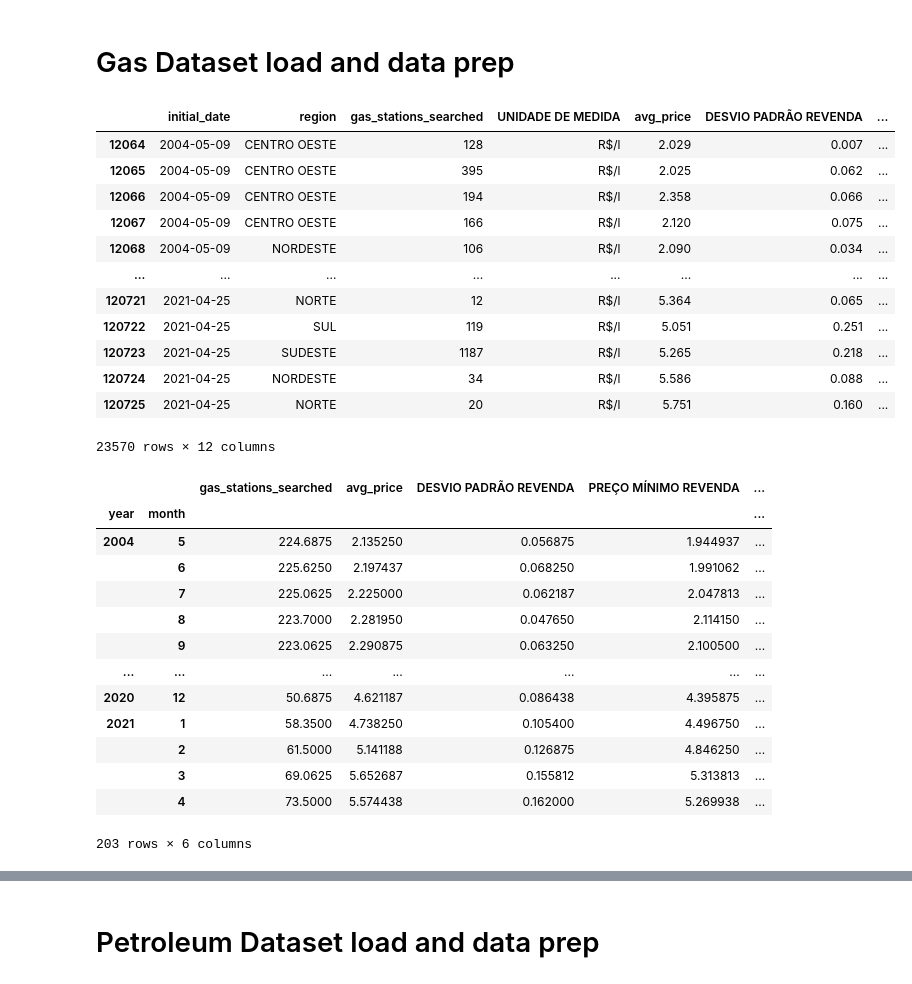
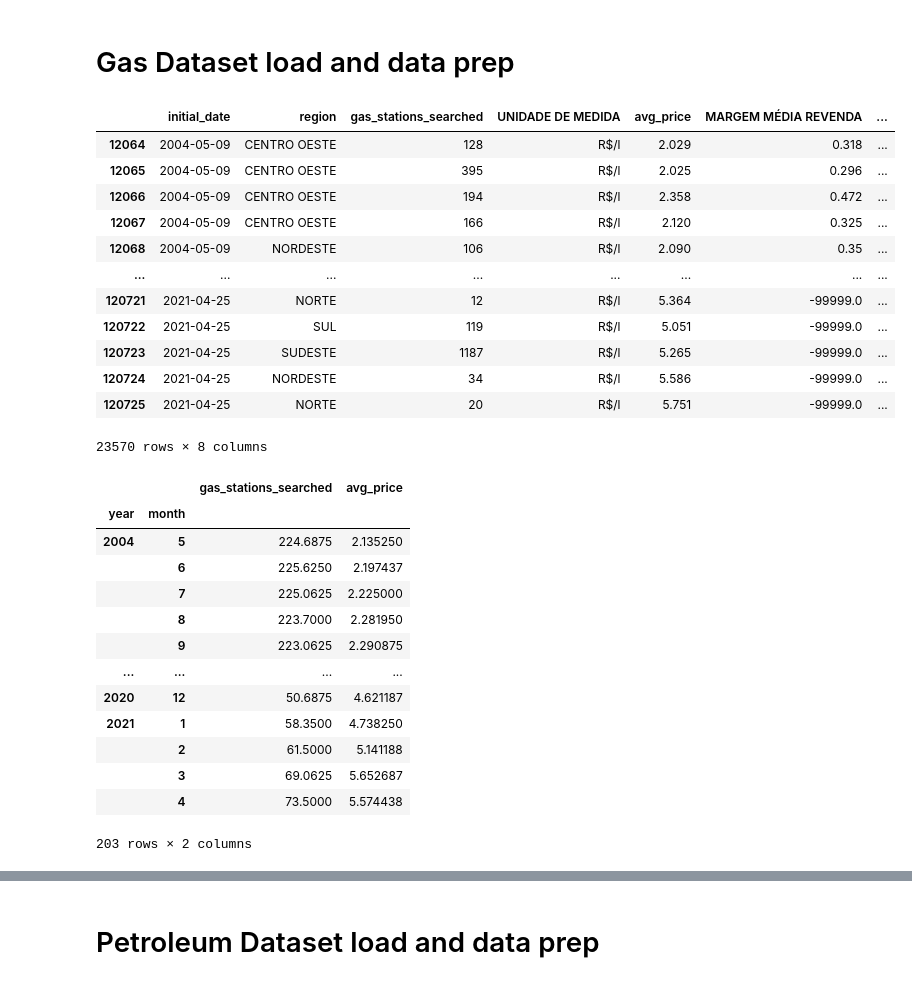
Before and after one commit to oliveira-chr/Gasolina-Petroleo-Dataset, a Jupyter notebook: jupiter/project.ipynb, the cells around one changed output, grey strips where cells are left out. Saved outputs shown, nothing was run; the diff lists cells and outputs as text; code cells hidden in the pictures.

Commit message:
drop some columns

```diff
--- a/jupiter/project.ipynb
+++ b/jupiter/project.ipynb
@@ -3,48 +3,52 @@ import pandas as pd
 # %% [markdown]
 # Gas Dataset load and data prep
 # %%
-df = pd.read_csv (r'..\\DataSet\\2004-2021.tsv', sep = '\t')
+df = pd.read_csv (r'/Users/test/Projects/Gasolina-Petroleo-Dataset/DataSet/2004-2021.tsv', sep = '\t')
 isGas = df['PRODUTO']=="GASOLINA COMUM"
 df_gas = df[isGas]
 
 # Retirando colunas desnecessárias.
 df_gas = df_gas.drop(['PREÇO MÉDIO DISTRIBUIÇÃO',
                       'DESVIO PADRÃO DISTRIBUIÇÃO',
                       'PREÇO MÍNIMO DISTRIBUIÇÃO',
                       'PREÇO MÁXIMO DISTRIBUIÇÃO',
                       'COEF DE VARIAÇÃO DISTRIBUIÇÃO',
                       'DATA FINAL',
                       'PRODUTO',
-                      'ESTADO'], axis=1)
+                      'ESTADO',
+                      'DESVIO PADRÃO REVENDA',
+                      'PREÇO MÍNIMO REVENDA',
+                      'PREÇO MÁXIMO REVENDA',
+                      'COEF DE VARIAÇÃO REVENDA'], axis=1)
 
 # Renomeando colunas para o padrão correto.
 df_gas.rename(columns = {
     'NÚMERO DE POSTOS PESQUISADOS':'gas_stations_searched',
     'PREÇO MÉDIO REVENDA':'avg_price',
     'DATA INICIAL':'initial_date',
     'REGIÃO':'region',
     'MES':'month',
     'ANO':'year'
 }, inplace = True)
 
 df_gas['initial_date'] = pd.to_datetime(df_gas['initial_date'], format='%Y-%m-%d')
 df_gas['month'] = pd.DatetimeIndex(df_gas['initial_date']).month
 df_gas['year'] = pd.DatetimeIndex(df_gas['initial_date']).year
 df_gas
 # %% [output]
-|  | initial_date | region | gas_stations_searched | UNIDADE DE MEDIDA | avg_price | DESVIO PADRÃO REVENDA | ... |
-| 12064 | 2004-05-09 | CENTRO OESTE | 128 | R$/l | 2.029 | 0.007 | ... |
-| 12065 | 2004-05-09 | CENTRO OESTE | 395 | R$/l | 2.025 | 0.062 | ... |
-| 12066 | 2004-05-09 | CENTRO OESTE | 194 | R$/l | 2.358 | 0.066 | ... |
-| 12067 | 2004-05-09 | CENTRO OESTE | 166 | R$/l | 2.120 | 0.075 | ... |
-| 12068 | 2004-05-09 | NORDESTE | 106 | R$/l | 2.090 | 0.034 | ... |
+|  | initial_date | region | gas_stations_searched | UNIDADE DE MEDIDA | avg_price | MARGEM MÉDIA REVENDA | ... |
+| 12064 | 2004-05-09 | CENTRO OESTE | 128 | R$/l | 2.029 | 0.318 | ... |
+| 12065 | 2004-05-09 | CENTRO OESTE | 395 | R$/l | 2.025 | 0.296 | ... |
+| 12066 | 2004-05-09 | CENTRO OESTE | 194 | R$/l | 2.358 | 0.472 | ... |
+| 12067 | 2004-05-09 | CENTRO OESTE | 166 | R$/l | 2.120 | 0.325 | ... |
+| 12068 | 2004-05-09 | NORDESTE | 106 | R$/l | 2.090 | 0.35 | ... |
 | ... | ... | ... | ... | ... | ... | ... | ... |
-| 120721 | 2021-04-25 | NORTE | 12 | R$/l | 5.364 | 0.065 | ... |
-| 120722 | 2021-04-25 | SUL | 119 | R$/l | 5.051 | 0.251 | ... |
-| 120723 | 2021-04-25 | SUDESTE | 1187 | R$/l | 5.265 | 0.218 | ... |
-| 120724 | 2021-04-25 | NORDESTE | 34 | R$/l | 5.586 | 0.088 | ... |
-| 120725 | 2021-04-25 | NORTE | 20 | R$/l | 5.751 | 0.160 | ... |
+| 120721 | 2021-04-25 | NORTE | 12 | R$/l | 5.364 | -99999.0 | ... |
+| 120722 | 2021-04-25 | SUL | 119 | R$/l | 5.051 | -99999.0 | ... |
+| 120723 | 2021-04-25 | SUDESTE | 1187 | R$/l | 5.265 | -99999.0 | ... |
+| 120724 | 2021-04-25 | NORDESTE | 34 | R$/l | 5.586 | -99999.0 | ... |
+| 120725 | 2021-04-25 | NORTE | 20 | R$/l | 5.751 | -99999.0 | ... |
-23570 rows × 12 columns
+23570 rows × 8 columns
 # %%
 region_centro_oeste = df_gas['region']=="CENTRO OESTE"
 df_gas_centro_oeste = df_gas[region_centro_oeste]
@@ -52,18 +56,18 @@ df_gas_centro_oeste_gp = df_gas_centro_oeste.groupby(by=['year', 'month']).mean(
 #dfGasGroup = dfGasGroup.drop(['month'], axis=1)s
 df_gas_centro_oeste_gp
 # %% [output]
-|  |  | gas_stations_searched | avg_price | DESVIO PADRÃO REVENDA | PREÇO MÍNIMO REVENDA | ... |
-| year | month |  |  |  |  | ... |
-| 2004 | 5 | 224.6875 | 2.135250 | 0.056875 | 1.944937 | ... |
-|  | 6 | 225.6250 | 2.197437 | 0.068250 | 1.991062 | ... |
-|  | 7 | 225.0625 | 2.225000 | 0.062187 | 2.047813 | ... |
-|  | 8 | 223.7000 | 2.281950 | 0.047650 | 2.114150 | ... |
-|  | 9 | 223.0625 | 2.290875 | 0.063250 | 2.100500 | ... |
-| ... | ... | ... | ... | ... | ... | ... |
-| 2020 | 12 | 50.6875 | 4.621187 | 0.086438 | 4.395875 | ... |
-| 2021 | 1 | 58.3500 | 4.738250 | 0.105400 | 4.496750 | ... |
-|  | 2 | 61.5000 | 5.141188 | 0.126875 | 4.846250 | ... |
-|  | 3 | 69.0625 | 5.652687 | 0.155812 | 5.313813 | ... |
-|  | 4 | 73.5000 | 5.574438 | 0.162000 | 5.269938 | ... |
+|  |  | gas_stations_searched | avg_price |
+| year | month |  |  |
+| 2004 | 5 | 224.6875 | 2.135250 |
+|  | 6 | 225.6250 | 2.197437 |
+|  | 7 | 225.0625 | 2.225000 |
+|  | 8 | 223.7000 | 2.281950 |
+|  | 9 | 223.0625 | 2.290875 |
+| ... | ... | ... | ... |
+| 2020 | 12 | 50.6875 | 4.621187 |
+| 2021 | 1 | 58.3500 | 4.738250 |
+|  | 2 | 61.5000 | 5.141188 |
+|  | 3 | 69.0625 | 5.652687 |
+|  | 4 | 73.5000 | 5.574438 |
-203 rows × 6 columns
+203 rows × 2 columns
 # %%
```
Also changed, not shown: parts of 9 cells of this notebook.
